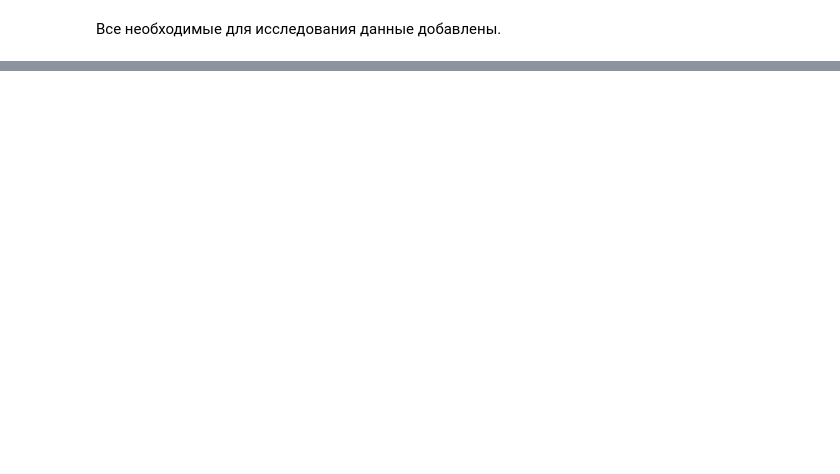
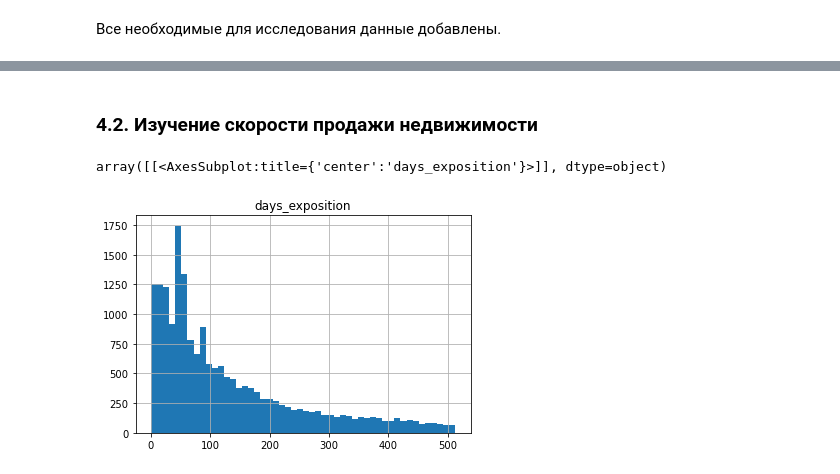
Before and after one commit to Alexman507/yandex_practicum_projects, a Jupyter notebook: real_estate/real_estate.ipynb, the cells around one changed output, grey strips where cells are left out. Drawn from its saved outputs; the diff is of its cells as text; code cells hidden in the pictures; blank space fills up the shorter version.

```diff
--- a/real_estate/real_estate.ipynb
+++ b/real_estate/real_estate.ipynb
@@ -436,0 +568,7 @@ array([[<AxesSubplot:title={'center':'total_images'}>,
+# %% [markdown]
+### 4.2. Изучение скорости продажи недвижимости <a class="anchor" id="изучение_скорости"></a>
+# %%
+df.hist(column='days_exposition', bins=50, range=(0,top_range('days_exposition')))
+# %% [output]
+array([[<AxesSubplot:title={'center':'days_exposition'}>]], dtype=object)
+[figure, added]
```
Also changed, not shown: parts of 52 cells of this notebook.
